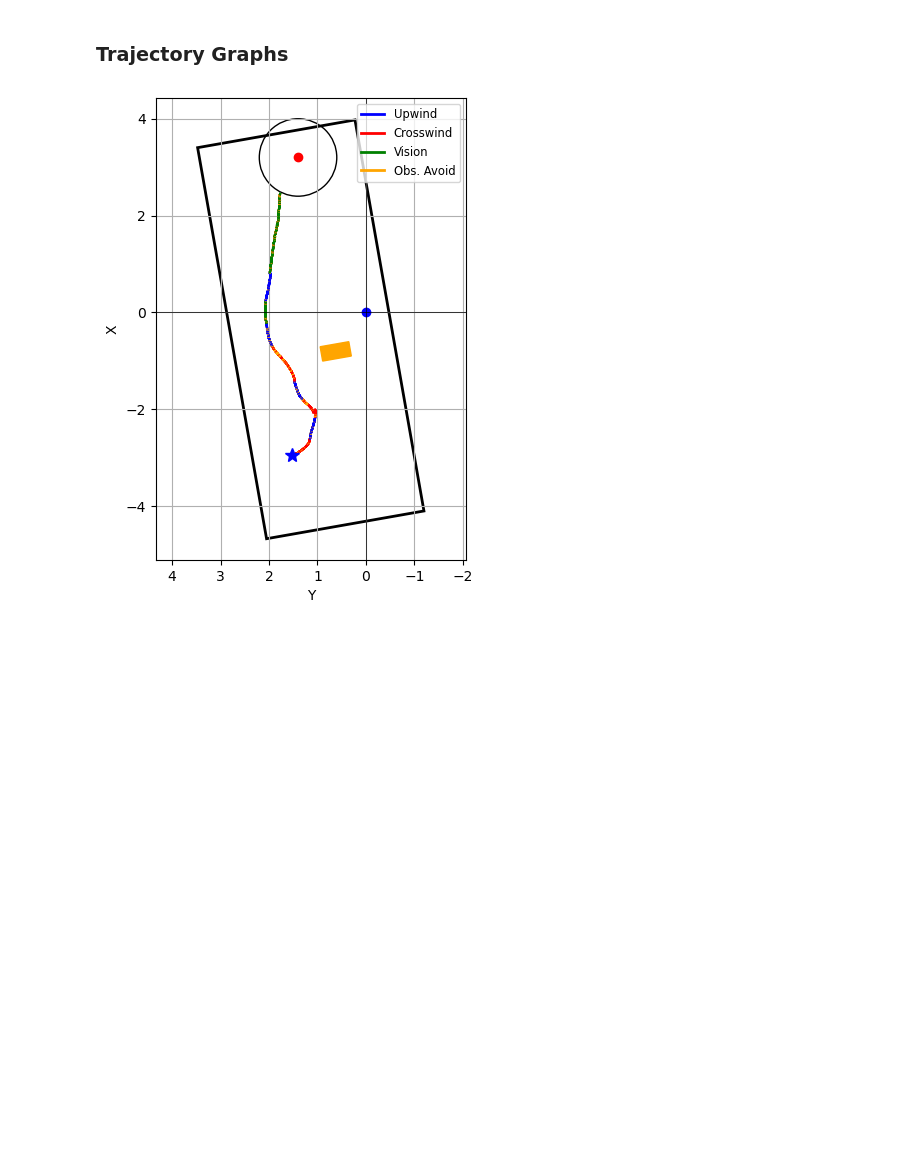
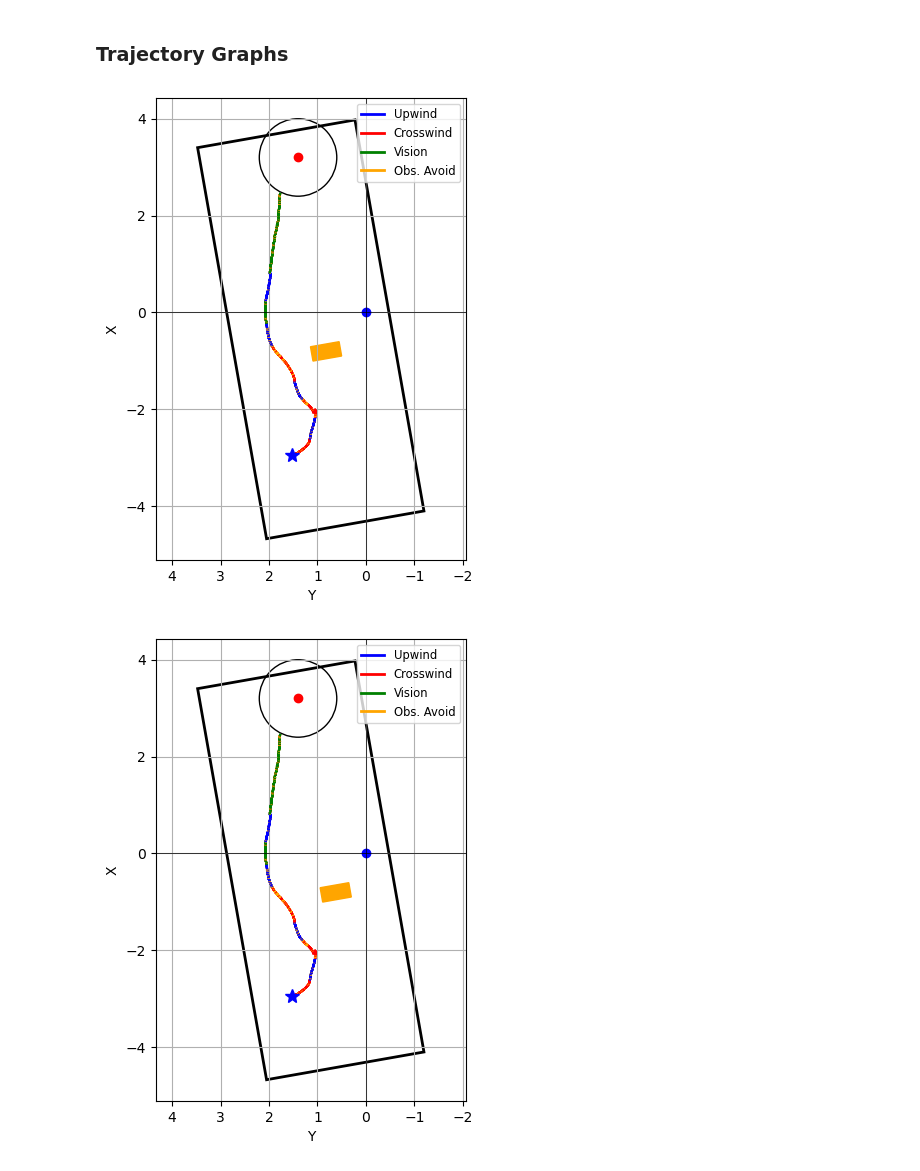
Before and after one commit to SunzidHassan/Research, a Jupyter notebook: 23-24_Automatic-Control-Lab/Projects/24_LLM/LLM.ipynb, the cells around one changed output. Saved outputs shown, nothing was run; the diff lists cells and outputs as text; code cells hidden in the pictures; blank space fills up the shorter version.

```diff
--- a/23-24_Automatic-Control-Lab/Projects/24_LLM/LLM.ipynb
+++ b/23-24_Automatic-Control-Lab/Projects/24_LLM/LLM.ipynb
@@ -1623,7 +1623,7 @@ def combinedTrajectories(path):
     plt.grid(True)
 
 
-    obstacle = patches.Rectangle((0.3, -0.9), 0.6, 0.3, linewidth=1, edgecolor='orange', angle=mapAngle, facecolor='orange')
+    obstacle = patches.Rectangle((0.5, -0.9), 0.6, 0.3, linewidth=1, edgecolor='orange', angle=mapAngle, facecolor='orange')
     plt.gca().add_patch(obstacle)
 
     mapBoundary = patches.Rectangle((-1.2, -4.1), 3.3, 8.2, linewidth=2, edgecolor='black', angle=mapAngle, facecolor='none')
@@ -1634,6 +1634,10 @@ def combinedTrajectories(path):
     plt.show()
 # %% [markdown]
 ### Trajectory Graphs
+# %%
+combinedTrajectories("LLM_a1_0-2")
+# %% [output]
+[figure, added]
 # %%
 combinedTrajectories("LLM_a1_0-2")
 # %% [output]
```
Also changed, not shown: 1 other file.
